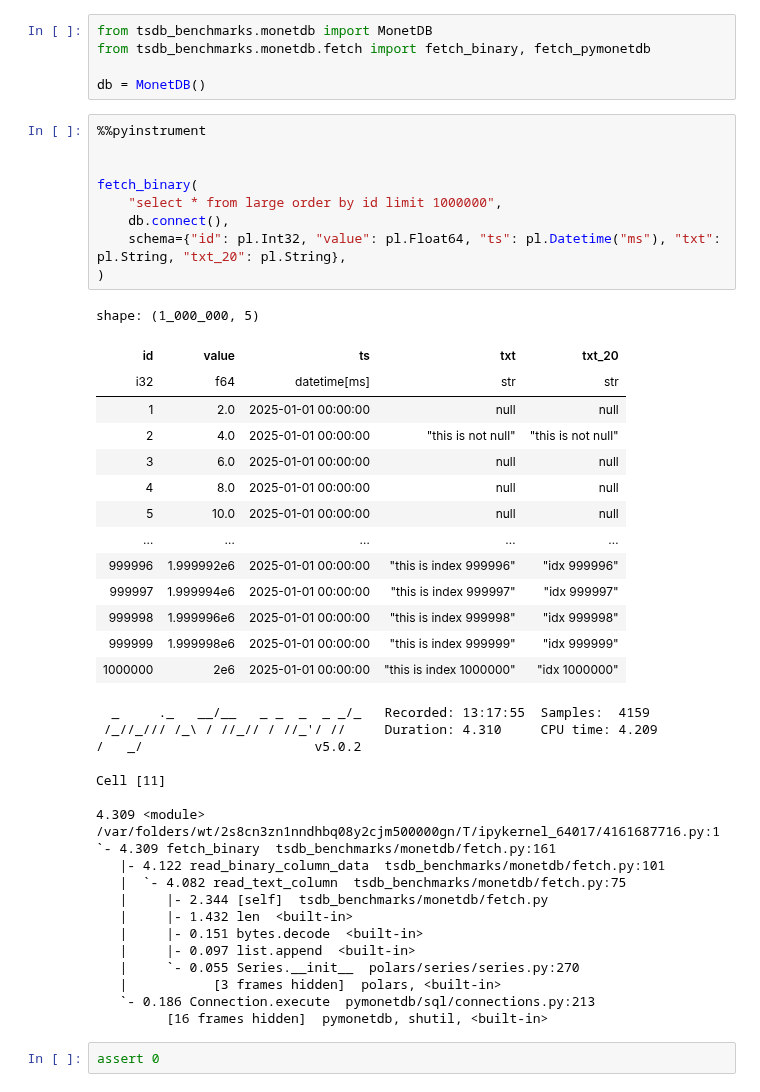
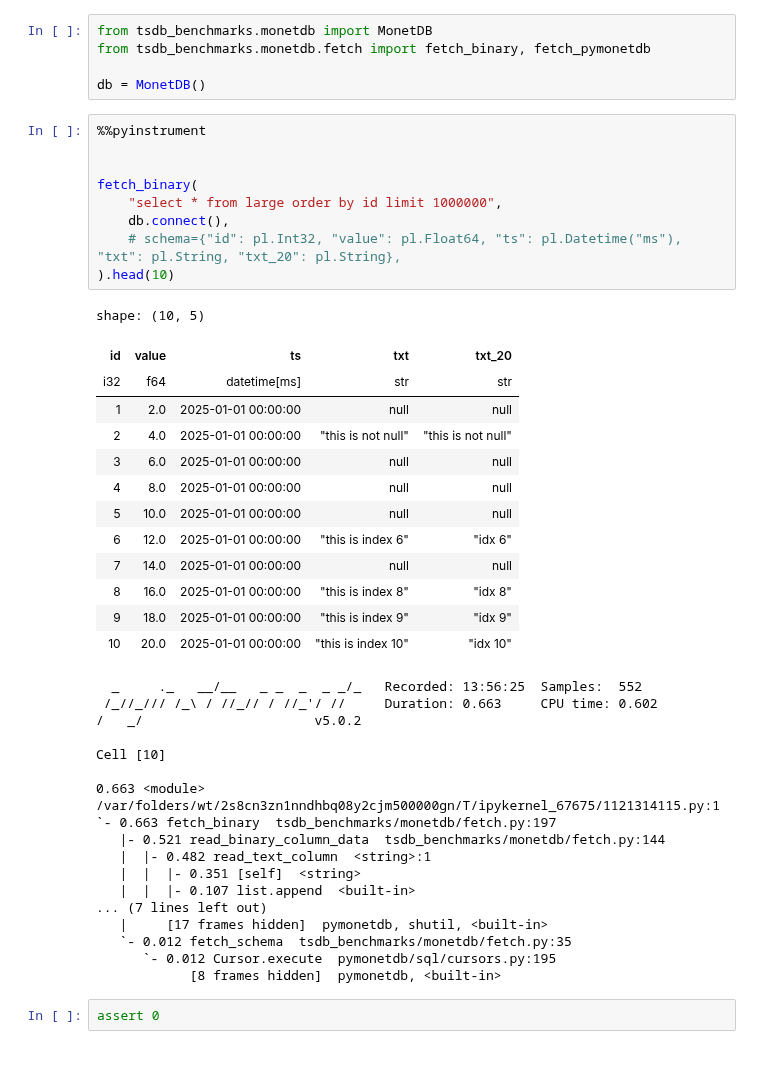
Before and after one commit to wlaur/olap-benchmarks, a Jupyter notebook: notebooks/test.ipynb, the cells around one changed output. Saved outputs shown, nothing was run; the diff lists cells and outputs as text; blank space fills up the shorter version.

```diff
--- a/notebooks/test.ipynb
+++ b/notebooks/test.ipynb
@@ -28,45 +28,43 @@ db = MonetDB()
 # %%
 %%pyinstrument
 
 
 fetch_binary(
     "select * from large order by id limit 1000000",
     db.connect(),
-    schema={"id": pl.Int32, "value": pl.Float64, "ts": pl.Datetime("ms"), "txt": pl.String, "txt_20": pl.String},
-)
+    # schema={"id": pl.Int32, "value": pl.Float64, "ts": pl.Datetime("ms"), "txt": pl.String, "txt_20": pl.String},
+).head(10)
 # %% [output]
-shape: (1_000_000, 5)
+shape: (10, 5)
 | id | value | ts | txt | txt_20 |
 | i32 | f64 | datetime[ms] | str | str |
 | 1 | 2.0 | 2025-01-01 00:00:00 | null | null |
 | 2 | 4.0 | 2025-01-01 00:00:00 | "this is not null" | "this is not null" |
 | 3 | 6.0 | 2025-01-01 00:00:00 | null | null |
 | 4 | 8.0 | 2025-01-01 00:00:00 | null | null |
 | 5 | 10.0 | 2025-01-01 00:00:00 | null | null |
-| … | … | … | … | … |
-| 999996 | 1.999992e6 | 2025-01-01 00:00:00 | "this is index 999996" | "idx 999996" |
-| 999997 | 1.999994e6 | 2025-01-01 00:00:00 | "this is index 999997" | "idx 999997" |
-| 999998 | 1.999996e6 | 2025-01-01 00:00:00 | "this is index 999998" | "idx 999998" |
-| 999999 | 1.999998e6 | 2025-01-01 00:00:00 | "this is index 999999" | "idx 999999" |
-| 1000000 | 2e6 | 2025-01-01 00:00:00 | "this is index 1000000" | "idx 1000000" |
+| 6 | 12.0 | 2025-01-01 00:00:00 | "this is index 6" | "idx 6" |
+| 7 | 14.0 | 2025-01-01 00:00:00 | null | null |
+| 8 | 16.0 | 2025-01-01 00:00:00 | "this is index 8" | "idx 8" |
+| 9 | 18.0 | 2025-01-01 00:00:00 | "this is index 9" | "idx 9" |
+| 10 | 20.0 | 2025-01-01 00:00:00 | "this is index 10" | "idx 10" |
-  _     ._   __/__   _ _  _  _ _/_   Recorded: 13:17:55  Samples:  4159
- /_//_/// /_\ / //_// / //_'/ //     Duration: 4.310     CPU time: 4.209
+  _     ._   __/__   _ _  _  _ _/_   Recorded: 13:56:25  Samples:  552
+ /_//_/// /_\ / //_// / //_'/ //     Duration: 0.663     CPU time: 0.602
 /   _/                      v5.0.2
 
-Cell [11]
+Cell [10]
 
-4.309 <module>  /var/folders/wt/2s8cn3zn1nndhbq08y2cjm500000gn/T/ipykernel_64017/4161687716.py:1
-`- 4.309 fetch_binary  tsdb_benchmarks/monetdb/fetch.py:161
-   |- 4.122 read_binary_column_data  tsdb_benchmarks/monetdb/fetch.py:101
-   |  `- 4.082 read_text_column  tsdb_benchmarks/monetdb/fetch.py:75
-   |     |- 2.344 [self]  tsdb_benchmarks/monetdb/fetch.py
-   |     |- 1.432 len  <built-in>
-   |     |- 0.151 bytes.decode  <built-in>
-   |     |- 0.097 list.append  <built-in>
-   |     `- 0.055 Series.__init__  polars/series/series.py:270
-   |           [3 frames hidden]  polars, <built-in>
-   `- 0.186 Connection.execute  pymonetdb/sql/connections.py:213
-         [16 frames hidden]  pymonetdb, shutil, <built-in>
+0.663 <module>  /var/folders/wt/2s8cn3zn1nndhbq08y2cjm500000gn/T/ipykernel_67675/1121314115.py:1
+`- 0.663 fetch_binary  tsdb_benchmarks/monetdb/fetch.py:197
+   |- 0.521 read_binary_column_data  tsdb_benchmarks/monetdb/fetch.py:144
+   |  |- 0.482 read_text_column  <string>:1
+   |  |  |- 0.351 [self]  <string>
+   |  |  |- 0.107 list.append  <built-in>
+... (7 lines left out)
+   |     [17 frames hidden]  pymonetdb, shutil, <built-in>
+   `- 0.012 fetch_schema  tsdb_benchmarks/monetdb/fetch.py:35
+      `- 0.012 Cursor.execute  pymonetdb/sql/cursors.py:195
+            [8 frames hidden]  pymonetdb, <built-in>
 # %%
 assert 0
 # %% [output]
```
Also changed, not shown: 6 other files.
